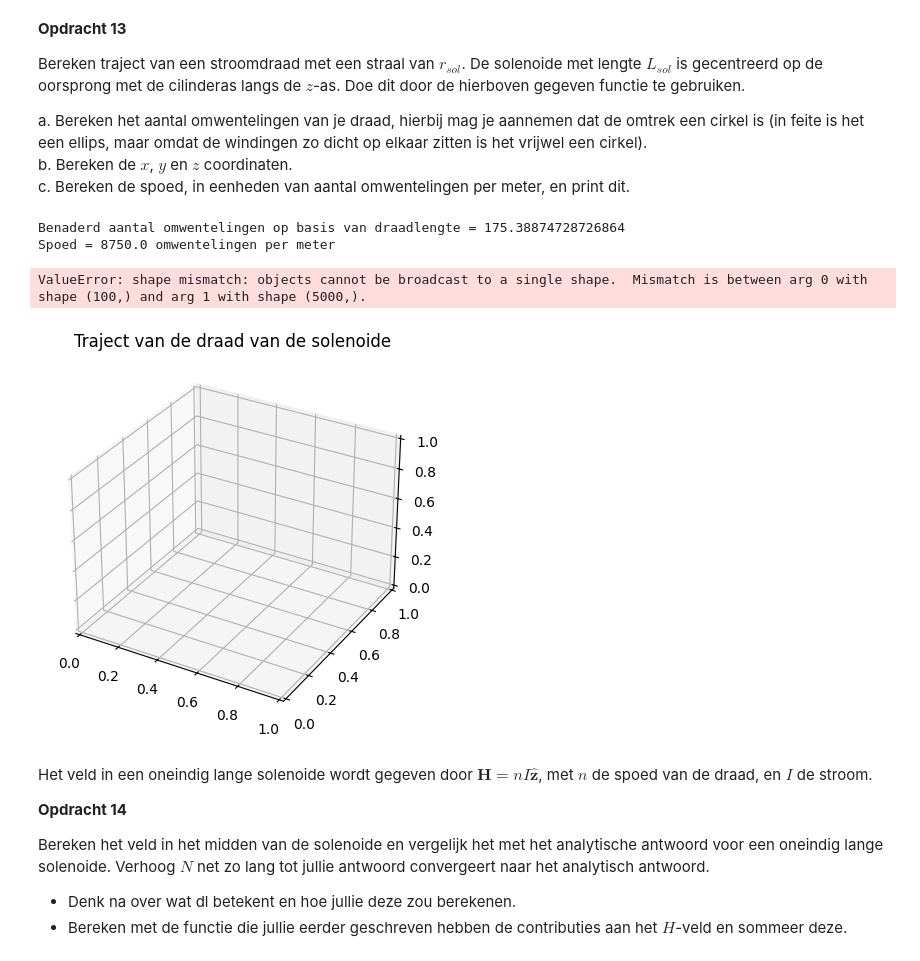
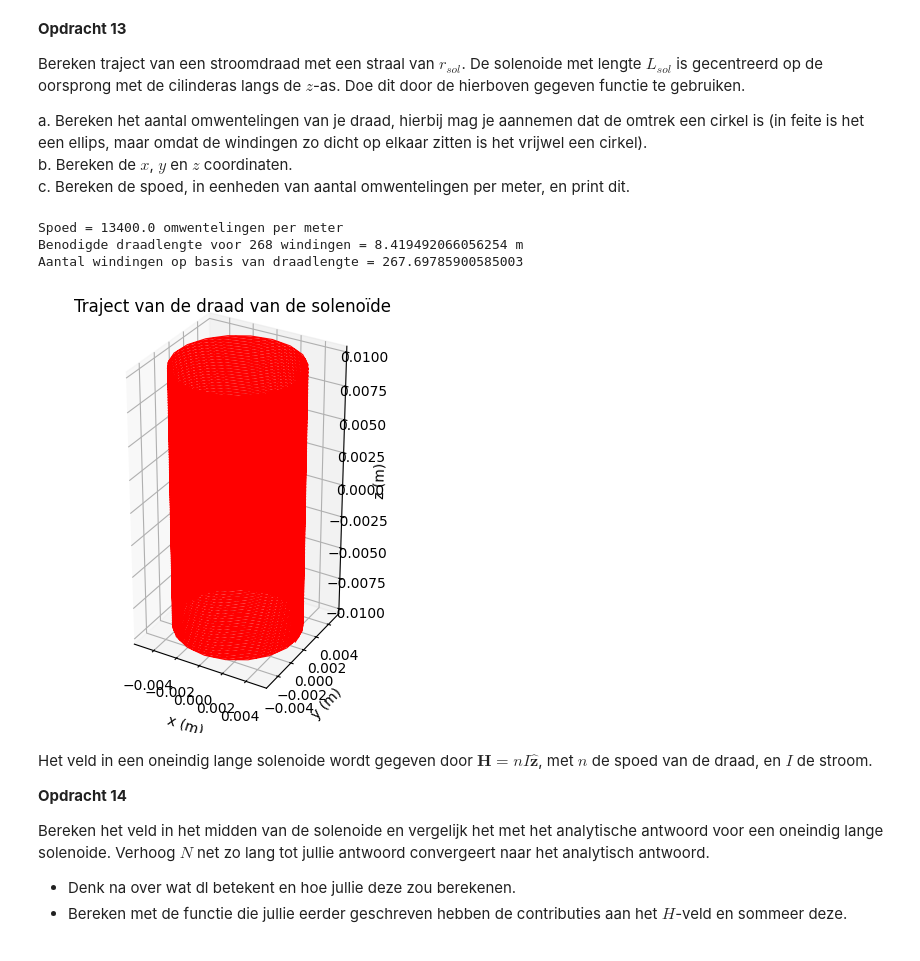
Before and after one commit to jvdmaaten-web/opdrachten-DEF-D, a Jupyter notebook: DigitaleOntwerpopdrachten/magnetostatica/2KrachtactuatorOpdracht/Krachtactuator.ipynb, the cells around one changed output. Saved outputs shown, nothing was run; the diff lists cells and outputs as text; code cells hidden in the pictures.

```diff
--- a/DigitaleOntwerpopdrachten/magnetostatica/2KrachtactuatorOpdracht/Krachtactuator.ipynb
+++ b/DigitaleOntwerpopdrachten/magnetostatica/2KrachtactuatorOpdracht/Krachtactuator.ipynb
@@ -752,56 +752,54 @@ a. Bereken het aantal omwentelingen van je draad, hierbij mag je aannemen dat de
 b. Bereken de $x$, $y$ en $z$ coordinaten.\
 c. Bereken de spoed, in eenheden van aantal omwentelingen per meter, en print dit.
 # %%
-# l_draad = 8.41 # Lengte draad
-# r_sol = 0.005 # Straal solenoide
-# L_sol = 0.02 # Lengte solenoide
-# N =  175 # Aantal wikkeling
 
-# # Enkele plots
-# ax=plt.figure().add_subplot(projection='3d')
-# plt.title('Traject van de draad van de solenoide')
-# plt.plot(x, y, z, '-r', linewidth=0.1)
-# ax.set_box_aspect(aspect=None, zoom=0.8)
-# ax.set_xlabel('x (m)'), ax.set_ylabel('y (m)'), ax.set_zlabel('z (m)')
 
-import numpy as np
-import matplotlib.pyplot as plt
+# Gegeven waarden
+l_draad = 8.41      # beschikbare draadlengte (m)
+r_sol = 0.005             # straal van de solenoïde (m)
+L_sol = 0.02              # lengte van de solenoïde (m)
+N = round(l_draad / (2 * np.pi * r_sol))         # aantal windingen
 
-l_draad = 8.41-2.9      # lengte draad
-r_sol = 0.005       # straal solenoide
-L_sol = 0.02        # lengte solenoide
 
-N = 175             # aantal winding
-
-# a. Controle aantal omwentelingen op basis van draadlengte en omtrek
-N_berekend = l_draad / (2 * np.pi * r_sol)
-print("Benaderd aantal omwentelingen op basis van draadlengte =", N_berekend)
-
-# b. Coördinaten berekenen
+# Parametrisatie van de helix
 theta = np.linspace(0, 2*np.pi*N, 5000)
 
-# x = r_sol * np.cos(theta)
+x = r_sol * np.cos(theta)
 y = r_sol * np.sin(theta)
 z = -L_sol/2 + (L_sol / (2*np.pi*N)) * theta
 
-# c. Spoed in omwentelingen per meter
+# spoed
 spoed = N / L_sol
 print("Spoed =", spoed, "omwentelingen per meter")
 
+# lengte van de helix per winding
+spoed_per_winding = L_sol / N
+lengte_per_winding = np.sqrt((2 * np.pi * r_sol)**2 + spoed_per_winding**2)
+
+# Totale benodigde draadlengte voor N windingen
+l_draad_berekend = N * lengte_per_winding
+print("Benodigde draadlengte voor", N, "windingen =", l_draad_berekend, "m")
+
+#  hoeveel windingen passen bij de beschikbare draadlengte
+N_berekend = l_draad / lengte_per_winding
+print("Aantal windingen op basis van draadlengte =", N_berekend)
+
 # Plot
 ax = plt.figure().add_subplot(projection='3d')
-plt.title('Traject van de draad van de solenoide')
-plt.plot(x, y, z, '-r', linewidth=0.8)
-ax.set_box_aspect(aspect=None, zoom=0.8)
+plt.title('Traject van de draad van de solenoïde')
+ax.plot(x, y, z, '-r', linewidth=0.8)
+
 ax.set_xlabel('x (m)')
 ax.set_ylabel('y (m)')
 ax.set_zlabel('z (m)')
+ax.set_box_aspect((1, 1, L_sol/(2*r_sol)))
+
 plt.show()
 # %% [output]
-Benaderd aantal omwentelingen op basis van draadlengte = 175.38874728726864
-Spoed = 8750.0 omwentelingen per meter
+Spoed = 13400.0 omwentelingen per meter
+Benodigde draadlengte voor 268 windingen = 8.419492066056254 m
+Aantal windingen op basis van draadlengte = 267.69785900585003
-ValueError: shape mismatch: objects cannot be broadcast to a single shape.  Mismatch is between arg 0 with shape (100,) and arg 1 with shape (5000,).
-[figure, old version]
+[figure, new version]
 # %% [markdown]
 Het veld in een oneindig lange solenoide wordt gegeven door $\mathbf{H} = n I \hat{\mathbf{z}}$, met $n$ de spoed van de draad, en $I$ de stroom.
 
```
Also changed, not shown: parts of 4 cells of this notebook.
